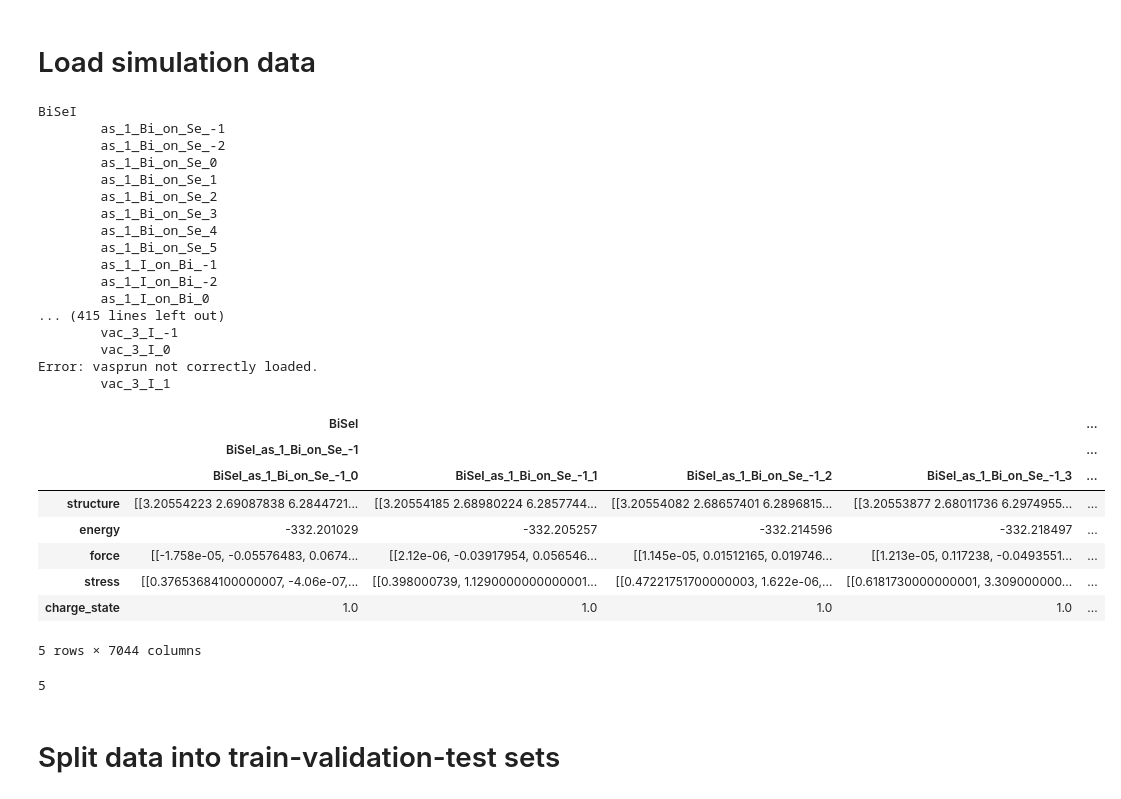
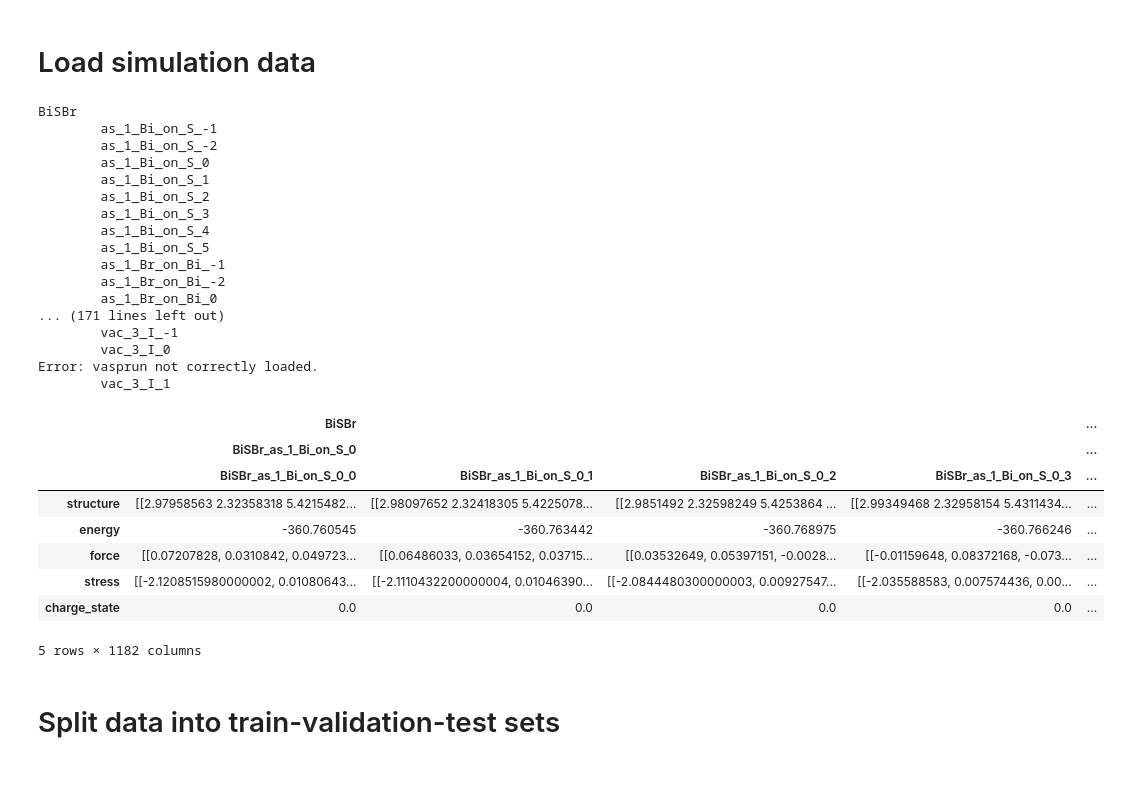
Before and after one commit to CibranLopez/m3gnet, a Jupyter notebook: train_IAP_fine-tuning.ipynb, the cells around one changed output. Saved outputs shown, nothing was run; the diff lists cells and outputs as text; code cells hidden in the pictures.

```diff
--- a/train_IAP_fine-tuning.ipynb
+++ b/train_IAP_fine-tuning.ipynb
@@ -35,7 +35,7 @@ charged = False
 depth = 1
 
 # Define batch size
-batch_size = 128
+batch_size = 32
 
 # Stress weight for training
 stress_weight = 0.7  # 0.7
@@ -45,7 +45,7 @@ test_ratio       = 0.2
 validation_ratio = 0.2
 
 # Number of epoch for re-training
-max_epochs = 5
+max_epochs = 1000
 
 # Learning-rate for re-training
 lr = 1e-4
@@ -64,7 +64,7 @@ current_version = 0
 #         defect_i
 #             simulation_i (containing vasprun.xml)
 
-path_to_dataset = '/home/cibran/Desktop/defects/no-pressure/HSE06+D3+SOC'
+path_to_dataset = '/home/cibran/Desktop/BiSBr-example/HSE06+D3+SOC'
 #path_to_dataset = '../../../Desktop/CeO2-data'
 
 # Create and save as a dictionary
@@ -89,40 +89,36 @@ with open(f'{model_save_path}/model_parameters.json', 'w') as json_file:
 # Load simulation data
 # %%
 # Extract the data
-source_m3gnet_dataset = MLL.extract_vaspruns_dataset(path_to_dataset, charged=charged)
-#source_m3gnet_dataset = MLL.extract_OUTCAR_dataset(path_to_dataset)
-source_m3gnet_dataset
+m3gnet_dataset = MLL.extract_vaspruns_dataset(path_to_dataset, charged=charged)
+#m3gnet_dataset = MLL.extract_OUTCAR_dataset(path_to_dataset)
+m3gnet_dataset
 # %% [output]
-BiSeI
-        as_1_Bi_on_Se_-1
-        as_1_Bi_on_Se_-2
-        as_1_Bi_on_Se_0
-        as_1_Bi_on_Se_1
-        as_1_Bi_on_Se_2
-        as_1_Bi_on_Se_3
-        as_1_Bi_on_Se_4
-        as_1_Bi_on_Se_5
-        as_1_I_on_Bi_-1
-        as_1_I_on_Bi_-2
-        as_1_I_on_Bi_0
-... (415 lines left out)
+BiSBr
+        as_1_Bi_on_S_-1
+        as_1_Bi_on_S_-2
+        as_1_Bi_on_S_0
+        as_1_Bi_on_S_1
+        as_1_Bi_on_S_2
+        as_1_Bi_on_S_3
+        as_1_Bi_on_S_4
+        as_1_Bi_on_S_5
+        as_1_Br_on_Bi_-1
+        as_1_Br_on_Bi_-2
+        as_1_Br_on_Bi_0
+... (171 lines left out)
         vac_3_I_-1
         vac_3_I_0
 Error: vasprun not correctly loaded.
         vac_3_I_1
-|  | BiSeI |  |  |  | ... |
-|  | BiSeI_as_1_Bi_on_Se_-1 |  |  |  | ... |
-|  | BiSeI_as_1_Bi_on_Se_-1_0 | BiSeI_as_1_Bi_on_Se_-1_1 | BiSeI_as_1_Bi_on_Se_-1_2 | BiSeI_as_1_Bi_on_Se_-1_3 | ... |
-| structure | [[3.20554223 2.69087838 6.2844721... | [[3.20554185 2.68980224 6.2857744... | [[3.20554082 2.68657401 6.2896815... | [[3.20553877 2.68011736 6.2974955... | ... |
-| energy | -332.201029 | -332.205257 | -332.214596 | -332.218497 | ... |
-| force | [[-1.758e-05, -0.05576483, 0.0674... | [[2.12e-06, -0.03917954, 0.056546... | [[1.145e-05, 0.01512165, 0.019746... | [[1.213e-05, 0.117238, -0.0493551... | ... |
-| stress | [[0.37653684100000007, -4.06e-07,... | [[0.398000739, 1.1290000000000001... | [[0.47221751700000003, 1.622e-06,... | [[0.6181730000000001, 3.309000000... | ... |
-| charge_state | 1.0 | 1.0 | 1.0 | 1.0 | ... |
+|  | BiSBr |  |  |  | ... |
+|  | BiSBr_as_1_Bi_on_S_0 |  |  |  | ... |
+|  | BiSBr_as_1_Bi_on_S_0_0 | BiSBr_as_1_Bi_on_S_0_1 | BiSBr_as_1_Bi_on_S_0_2 | BiSBr_as_1_Bi_on_S_0_3 | ... |
+| structure | [[2.97958563 2.32358318 5.4215482... | [[2.98097652 2.32418305 5.4225078... | [[2.9851492 2.32598249 5.4253864 ... | [[2.99349468 2.32958154 5.4311434... | ... |
+| energy | -360.760545 | -360.763442 | -360.768975 | -360.766246 | ... |
+| force | [[0.07207828, 0.0310842, 0.049723... | [[0.06486033, 0.03654152, 0.03715... | [[0.03532649, 0.05397151, -0.0028... | [[-0.01159648, 0.08372168, -0.073... | ... |
+| stress | [[-2.1208515980000002, 0.01080643... | [[-2.1110432200000004, 0.01046390... | [[-2.0844480300000003, 0.00927547... | [[-2.035588583, 0.007574436, 0.00... | ... |
+| charge_state | 0.0 | 0.0 | 0.0 | 0.0 | ... |
-5 rows × 7044 columns
+5 rows × 1182 columns
-# %%
-len(source_m3gnet_dataset)
-# %% [output]
-5
 # %% [markdown]
 # Split data into train-validation-test sets
 # %% [markdown]
```
Also changed, not shown: parts of 11 cells of this notebook, 8 other files.
